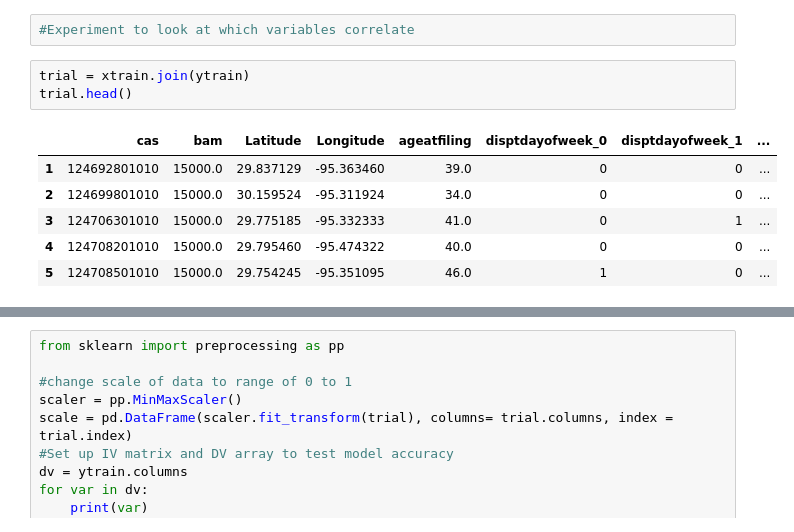
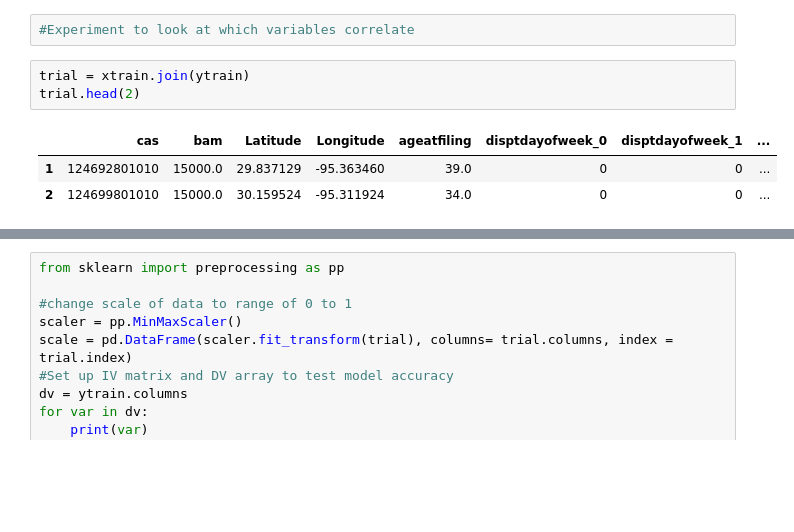
Before and after one commit to circushaase/harriscriminalcourt, a Jupyter notebook: Prostitution.ipynb, the cells around one changed output, grey strips where cells are left out. Saved outputs shown, nothing was run; the diff lists cells and outputs as text; blank space fills up the shorter version.

```diff
--- a/Prostitution.ipynb
+++ b/Prostitution.ipynb
@@ -182,14 +196,11 @@ reg.score(X_test, y_test)
 #Experiment to look at which variables correlate
 # %%
 trial = xtrain.join(ytrain)
-trial.head()
+trial.head(2)
 # %% [output]
 |  | cas | bam | Latitude | Longitude | ageatfiling | disptdayofweek_0 | disptdayofweek_1 | ... |
 | 1 | 124692801010 | 15000.0 | 29.837129 | -95.363460 | 39.0 | 0 | 0 | ... |
 | 2 | 124699801010 | 15000.0 | 30.159524 | -95.311924 | 34.0 | 0 | 0 | ... |
-| 3 | 124706301010 | 15000.0 | 29.775185 | -95.332333 | 41.0 | 0 | 1 | ... |
-| 4 | 124708201010 | 15000.0 | 29.795460 | -95.474322 | 40.0 | 0 | 0 | ... |
-| 5 | 124708501010 | 15000.0 | 29.754245 | -95.351095 | 46.0 | 1 | 0 | ... |
 # %%
 #visualized 'heatmap' of correlations between the variables
 import seaborn as sns
```
Also changed, not shown: parts of 9 cells of this notebook.
